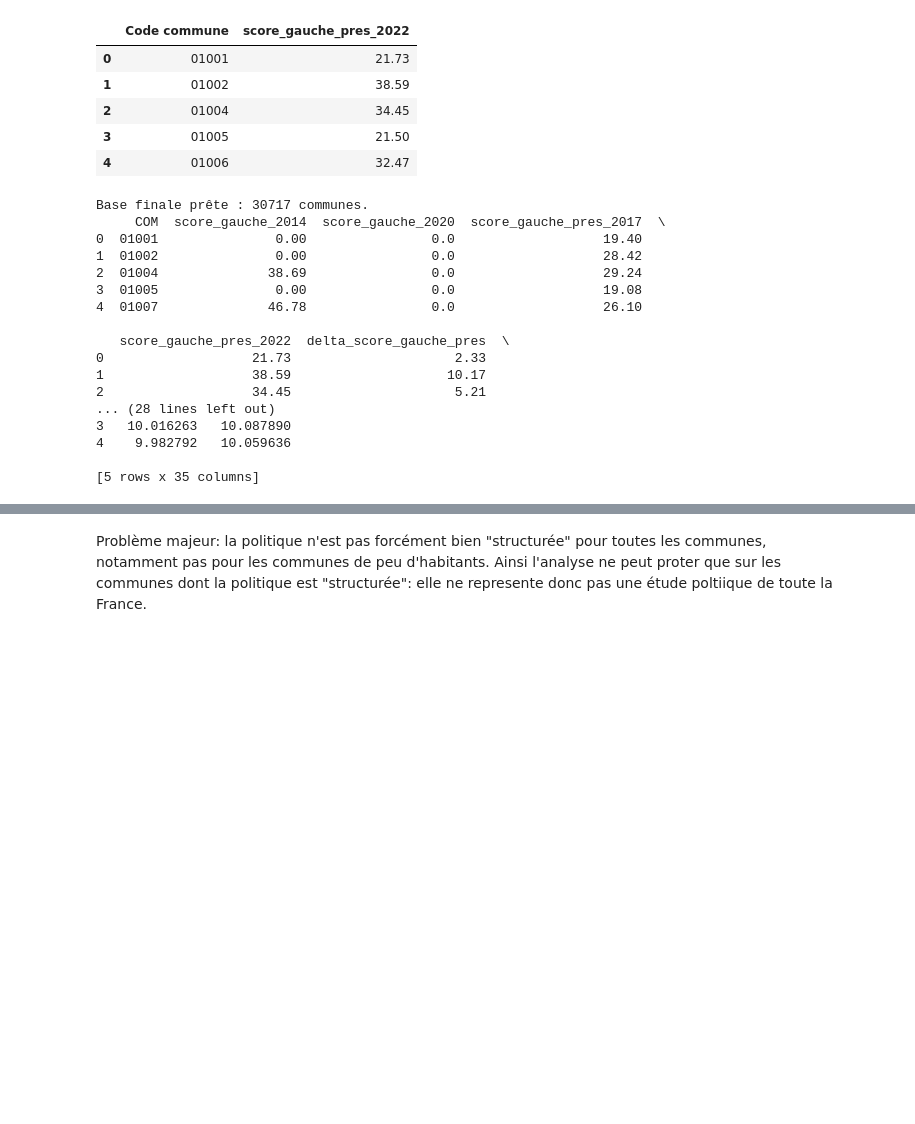
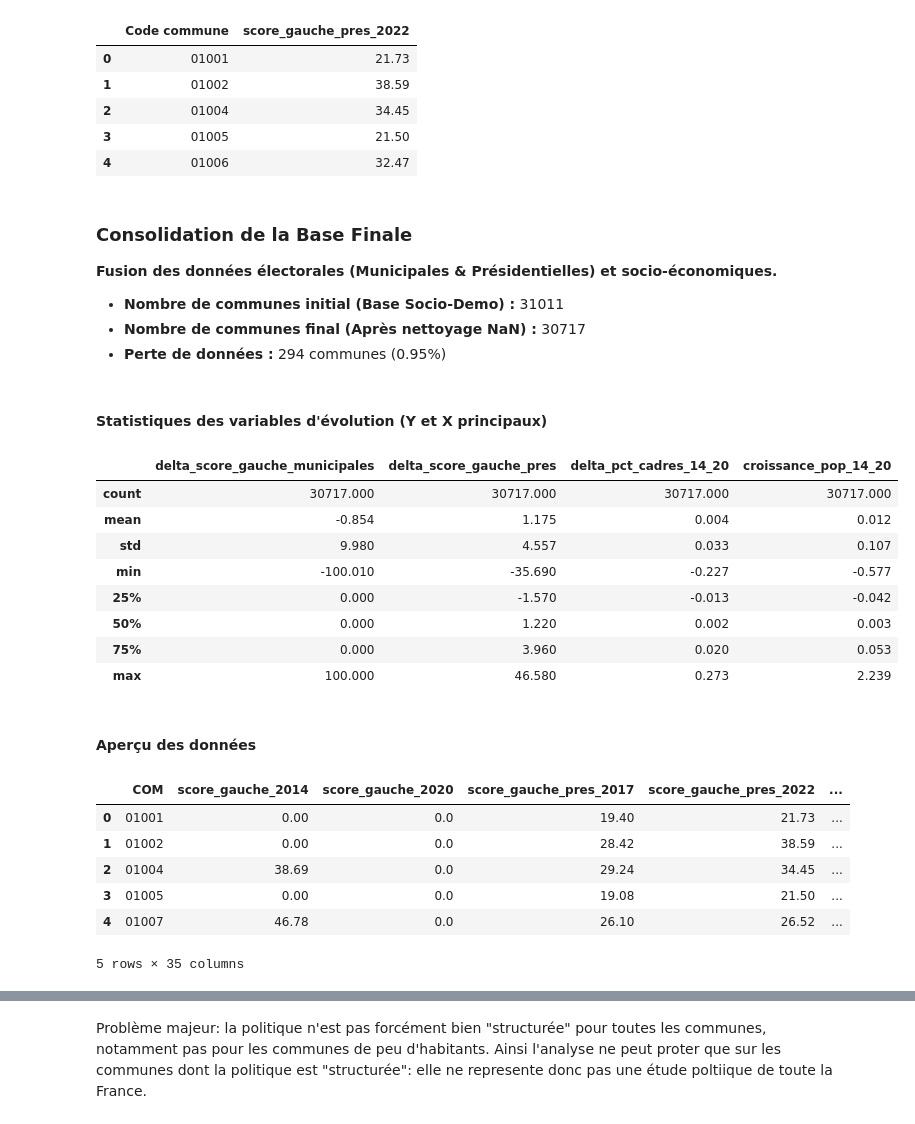
Before and after one commit to romainratajczyk/ENSAE-S1-Python-Project, a Jupyter notebook: notebooks/data_preparation.ipynb, the cells around one changed output, grey strips where cells are left out. Cells and saved outputs as stored; diff of their text form; code cells hidden in the pictures; blank space fills up the shorter version.

Commit message:
Rédaction propre pour le rendu final de data_preparation

```diff
--- a/notebooks/data_preparation.ipynb
+++ b/notebooks/data_preparation.ipynb
@@ -441,49 +498,85 @@ cols_export = [
     'log_pop_2022',
     'croissance_pop_14_20',
     'croissance_pop_17_22',
     'pct_sup_2014',
     'pct_sup_2017',
     'pct_sup_2020',
     'pct_sup_2022',
     'delta_pct_diplome_17_22',
     'delta_pct_diplome_14_20',
 
     'pct_cadres_2014',
     'pct_cadres_2017',
     'pct_cadres_2020',
     'pct_cadres_2022',
     'delta_pct_cadres_17_22',
     'delta_pct_cadres_14_20',
     'med_2013',
     'med_2019',
     'med_2016',
     'log_med_16',
     'log_med_13',
     'log_med_19'
 
 ]
 
 # On retire les lignes avec des NaN dans les variables explicatives (Socio-demo manquantes)
 # faire analyse des données perdues ?
 df_export = df_final[cols_export].dropna()
 
-print(f"Base finale prête : {len(df_export)} communes.")
-print(df_export.head())
+# --- ANALYSE DES DONNÉES PERDUES ---
+nb_init = len(df_final)
+nb_final = len(df_export)
+perte = nb_init - nb_final
+pct_perte = (perte / nb_init) * 100
+
+# 1. Affichage du rapport de consolidation
+display(Markdown(f"""
+### Consolidation de la Base Finale
+**Fusion des données électorales (Municipales & Présidentielles) et socio-économiques.**
+
+* **Nombre de communes initial (base socio-demo) :** {nb_init}
+* **Nombre de communes final (après nettoyage NaN) :** {nb_final}
+* **Perte de données :** {perte} communes ({pct_perte:.2f}%)
+"""))
+
+# 2. Vérification des variables cibles (Y)
+display(Markdown("####  Statistiques des variables d'évolution (Y et X principaux)"))
+# On sélectionne les colonnes clés pour vérifier qu'elles sont cohérentes (pas de min/max infini)
+cols_verif = [
+    'delta_score_gauche_municipales',
+    'delta_score_gauche_pres',
+    'delta_pct_cadres_14_20',
+    'croissance_pop_14_20'
+]
+display(df_export[cols_verif].describe().round(3))
+
+# 3. Aperçu propre des 5 premières lignes
+display(Markdown("#### Aperçu des données"))
+display(df_export.head())
 # %% [output]
+
+### Consolidation de la Base Finale
+**Fusion des données électorales (Municipales & Présidentielles) et socio-économiques.**
+
+* **Nombre de communes initial (Base Socio-Demo) :** 31011
+* **Nombre de communes final (Après nettoyage NaN) :** 30717
+* **Perte de données :** 294 communes (0.95%)
+####  Statistiques des variables d'évolution (Y et X principaux)
+|  | delta_score_gauche_municipales | delta_score_gauche_pres | delta_pct_cadres_14_20 | croissance_pop_14_20 |
+| count | 30717.000 | 30717.000 | 30717.000 | 30717.000 |
+| mean | -0.854 | 1.175 | 0.004 | 0.012 |
+| std | 9.980 | 4.557 | 0.033 | 0.107 |
+| min | -100.010 | -35.690 | -0.227 | -0.577 |
+| 25% | 0.000 | -1.570 | -0.013 | -0.042 |
+| 50% | 0.000 | 1.220 | 0.002 | 0.003 |
+| 75% | 0.000 | 3.960 | 0.020 | 0.053 |
+| max | 100.000 | 46.580 | 0.273 | 2.239 |
+#### Aperçu des données
+|  | COM | score_gauche_2014 | score_gauche_2020 | score_gauche_pres_2017 | score_gauche_pres_2022 | ... |
+| 0 | 01001 | 0.00 | 0.0 | 19.40 | 21.73 | ... |
+| 1 | 01002 | 0.00 | 0.0 | 28.42 | 38.59 | ... |
+| 2 | 01004 | 38.69 | 0.0 | 29.24 | 34.45 | ... |
+| 3 | 01005 | 0.00 | 0.0 | 19.08 | 21.50 | ... |
+| 4 | 01007 | 46.78 | 0.0 | 26.10 | 26.52 | ... |
-Base finale prête : 30717 communes.
-     COM  score_gauche_2014  score_gauche_2020  score_gauche_pres_2017  \
-0  01001               0.00                0.0                   19.40
-1  01002               0.00                0.0                   28.42
-2  01004              38.69                0.0                   29.24
-3  01005               0.00                0.0                   19.08
-4  01007              46.78                0.0                   26.10
-
-   score_gauche_pres_2022  delta_score_gauche_pres  \
-0                   21.73                     2.33
-1                   38.59                    10.17
-2                   34.45                     5.21
-... (28 lines left out)
-3   10.016263   10.087890
-4    9.982792   10.059636
-
-[5 rows x 35 columns]
+5 rows × 35 columns
```
Also changed, not shown: parts of 26 cells of this notebook, 3 other files.
